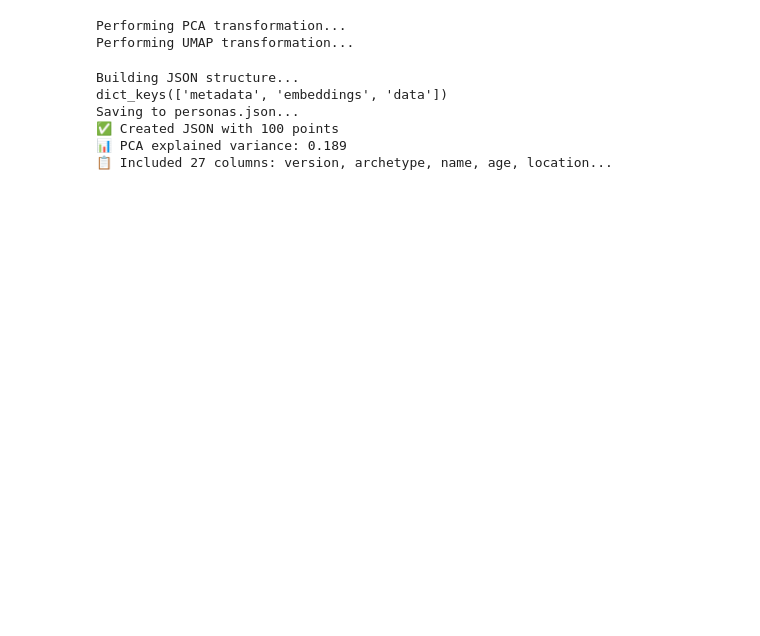
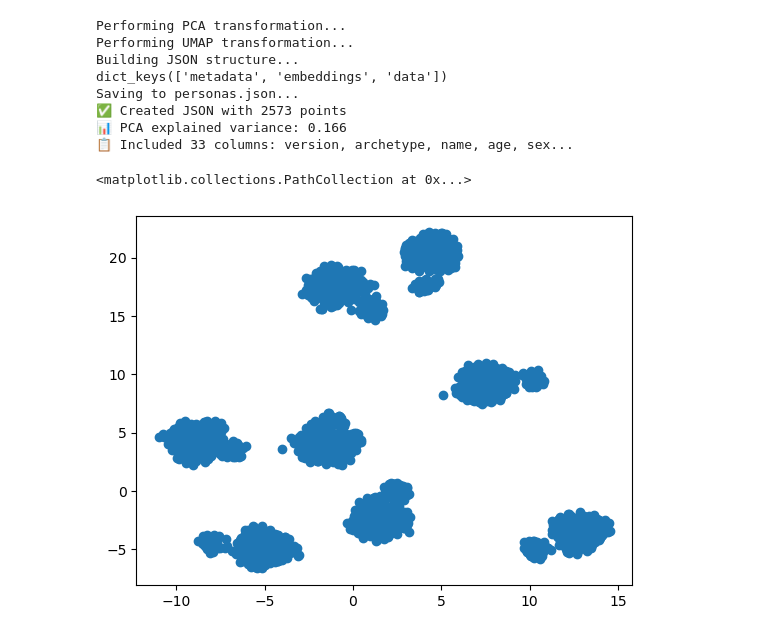
Before and after one commit to amir-abdullah-thoughtworks/psychometrics_for_LLMs, a Jupyter notebook: data_formatter/personas.ipynb, the cells around one changed output. Drawn from its saved outputs; the diff is of its cells as text; code cells hidden in the pictures; blank space fills up the shorter version.

Commit message:
added new v6 persona embeddings

```diff
--- a/data_formatter/personas.ipynb
+++ b/data_formatter/personas.ipynb
@@ -129,5 +155,6 @@ df['persona_narrative'][0]
 # %%
 from sentence_transformers import SentenceTransformer
+from tqdm import tqdm
 
 def generate_embeddings(df: pd.DataFrame,
                        text_column: str = 'persona_narrative',
@@ -156,9 +183,12 @@ def generate_embeddings(df: pd.DataFrame,
     texts = df[text_column].fillna('').astype(str).tolist()
 
     # Generate embeddings
-    embeddings = model.encode(texts, show_progress_bar=True)
+    embeddings = []
+    for i in tqdm(range(len(df))):
+        embedding = model.encode(texts[i], show_progress_bar=True)
+        embeddings.append(embedding)
 
-    return embeddings
+    return np.array(embeddings)
 # %%
 embeddings = generate_embeddings(df, 'persona_narrative')
 # %%
@@ -168,6 +198,11 @@ embeddings.shape
 # %%
-df['embedding'] = [embeddings[i] for i in range(100)]
+df['concat_embedding'] = [embeddings[i] for i in range(2573)]
 # %%
+from sklearn.preprocessing import StandardScaler
+from sklearn.decomposition import PCA
+import umap
+
+
 def create_embedding_visualization_json(df: pd.DataFrame,
                                        embedding_column: str = 'embedding',
                                        output_file: Optional[str] = None,
@@ -312,18 +347,28 @@ def create_embedding_visualization_json(df: pd.DataFrame,
     print(f"📊 PCA explained variance: {json_data['metadata']['pca_total_variance_explained']:.3f}")
     print(f"📋 Included {len(include_columns)} columns: {', '.join(include_columns[:5])}{'...' if len(include_columns) > 5 else ''}")
 
-    return json_data
+    return json_data, umap_embeddings
 # %%
-visualization_json = create_embedding_visualization_json(
+visualization_json, emb = create_embedding_visualization_json(
     df,
-    output_file='personas.json'
+    embedding_column = 'concat_embedding',
+    output_file='personas.json',
+    umap_params = {'n_neighbors' : 10, 'min_dist' : 0.8}
 )
 # %% [output]
 Performing PCA transformation...
 Performing UMAP transformation...
+Building JSON structure...
+dict_keys(['metadata', 'embeddings', 'data'])
+Saving to personas.json...
+✅ Created JSON with 2573 points
+📊 PCA explained variance: 0.166
+📋 Included 33 columns: version, archetype, name, age, sex...
-Building JSON structure...
-dict_keys(['metadata', 'embeddings', 'data'])
-Saving to personas.json...
-✅ Created JSON with 100 points
-📊 PCA explained variance: 0.189
-📋 Included 27 columns: version, archetype, name, age, location...
+# %%
+
+import matplotlib.pyplot as plt
+
+plt.scatter(emb[:,0],emb[:,1])
+# %% [output]
+<matplotlib.collections.PathCollection at 0x...>
+[figure, added]
```
Also changed, not shown: parts of 5 cells of this notebook, 6 other files.
